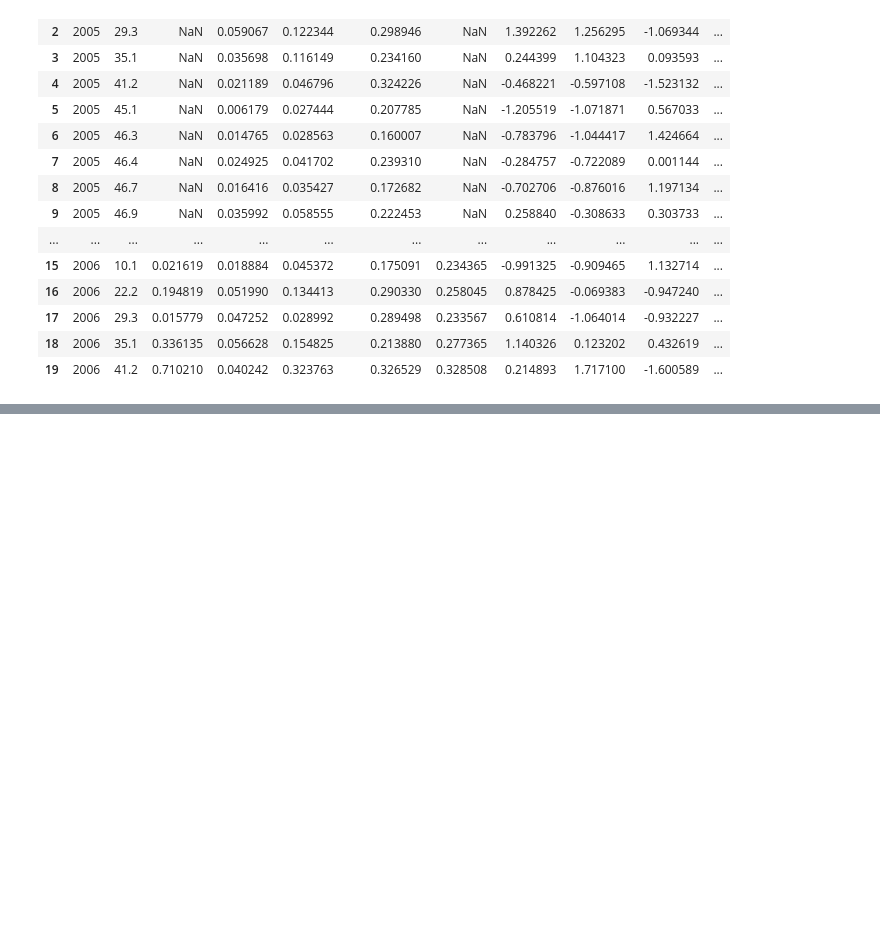
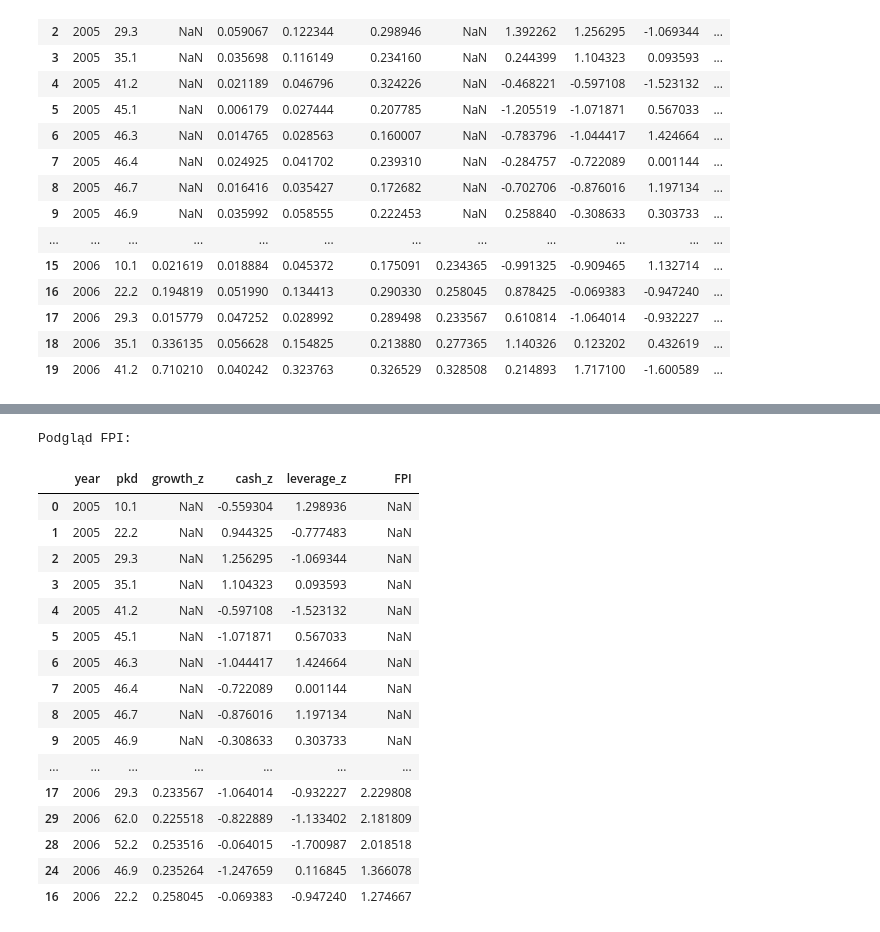
Before and after one commit to Radzi000/Hacknation2025, a Jupyter notebook: Clustering_Index_i_iny_finalny_szajsik.ipynb, the cells around one changed output, grey strips where cells are left out. Saved outputs shown, nothing was run; the diff lists cells and outputs as text; code cells hidden in the pictures; blank space fills up the shorter version.

```diff
--- a/Clustering_Index_i_iny_finalny_szajsik.ipynb
+++ b/Clustering_Index_i_iny_finalny_szajsik.ipynb
@@ -749,0 +733,79 @@ fig_pillars.show()
+# %%
+if "FPI" not in wide_pkd.columns:
+    wide_pkd["FPI"] = (
+        wide_pkd["growth_z"]
+        - wide_pkd["cash_z"]
+        - wide_pkd["leverage_z"]
+    )
+
+print("Podgląd FPI:")
+display(
+    wide_pkd[["year","pkd","growth_z","cash_z","leverage_z","FPI"]]
+    .sort_values(["year","FPI"], ascending=[True, False])
+    .head(20)
+)
+
+# 2) Animowany ranking FPI po latach
+fpi_df = wide_pkd.dropna(subset=["FPI"]).copy()
+
+fig_fpi_rank = px.bar(
+    fpi_df.sort_values(["year","FPI"]),
+    x="FPI",
+    y="pkd",
+    orientation="h",
+    animation_frame="year",
+    range_x=[
+        fpi_df["FPI"].quantile(0.02),
+        fpi_df["FPI"].quantile(0.98)
+    ],
+    title="Funding Pressure Index (FPI) – ranking PKD w czasie",
+    labels={"pkd":"PKD", "FPI":"FPI (presja finansowania)"}
+)
+fig_fpi_rank.update_layout(yaxis={"categoryorder":"total ascending"})
+fig_fpi_rank.show()
+
+# 3) Linie trendu FPI dla wszystkich PKD
+fig_fpi_line = px.line(
+    fpi_df.sort_values(["pkd","year"]),
+    x="year",
+    y="FPI",
+    color="pkd",
+    markers=True,
+    title="Funding Pressure Index (FPI) – trendy PKD w czasie",
+    labels={"pkd":"PKD", "FPI":"FPI (presja finansowania)"}
+)
+fig_fpi_line.show()
+
+# 4) (Opcjonalnie) FPI vs IKB dla wybranego PKD
+pkd_pick = "46.4"  # <- zmień
+
+d = wide_pkd[wide_pkd["pkd"] == pkd_pick].sort_values("year")
+
+fig_pair = px.line(
+    d,
+    x="year",
+    y=["IKB","FPI"],
+    markers=True,
+    title=f"PKD {pkd_pick} – IKB vs FPI",
+    labels={"value":"Wartość wskaźnika", "variable":"Indeks"}
+)
+fig_pair.show()
+# %% [output]
+Podgląd FPI:
+|  | year | pkd | growth_z | cash_z | leverage_z | FPI |
+| 0 | 2005 | 10.1 | NaN | -0.559304 | 1.298936 | NaN |
+| 1 | 2005 | 22.2 | NaN | 0.944325 | -0.777483 | NaN |
+| 2 | 2005 | 29.3 | NaN | 1.256295 | -1.069344 | NaN |
+| 3 | 2005 | 35.1 | NaN | 1.104323 | 0.093593 | NaN |
+| 4 | 2005 | 41.2 | NaN | -0.597108 | -1.523132 | NaN |
+| 5 | 2005 | 45.1 | NaN | -1.071871 | 0.567033 | NaN |
+| 6 | 2005 | 46.3 | NaN | -1.044417 | 1.424664 | NaN |
+| 7 | 2005 | 46.4 | NaN | -0.722089 | 0.001144 | NaN |
+| 8 | 2005 | 46.7 | NaN | -0.876016 | 1.197134 | NaN |
+| 9 | 2005 | 46.9 | NaN | -0.308633 | 0.303733 | NaN |
+| ... | ... | ... | ... | ... | ... | ... |
+| 17 | 2006 | 29.3 | 0.233567 | -1.064014 | -0.932227 | 2.229808 |
+| 29 | 2006 | 62.0 | 0.225518 | -0.822889 | -1.133402 | 2.181809 |
+| 28 | 2006 | 52.2 | 0.253516 | -0.064015 | -1.700987 | 2.018518 |
+| 24 | 2006 | 46.9 | 0.235264 | -1.247659 | 0.116845 | 1.366078 |
+| 16 | 2006 | 22.2 | 0.258045 | -0.069383 | -0.947240 | 1.274667 |
```
Also changed, not shown: parts of 3 cells of this notebook.
